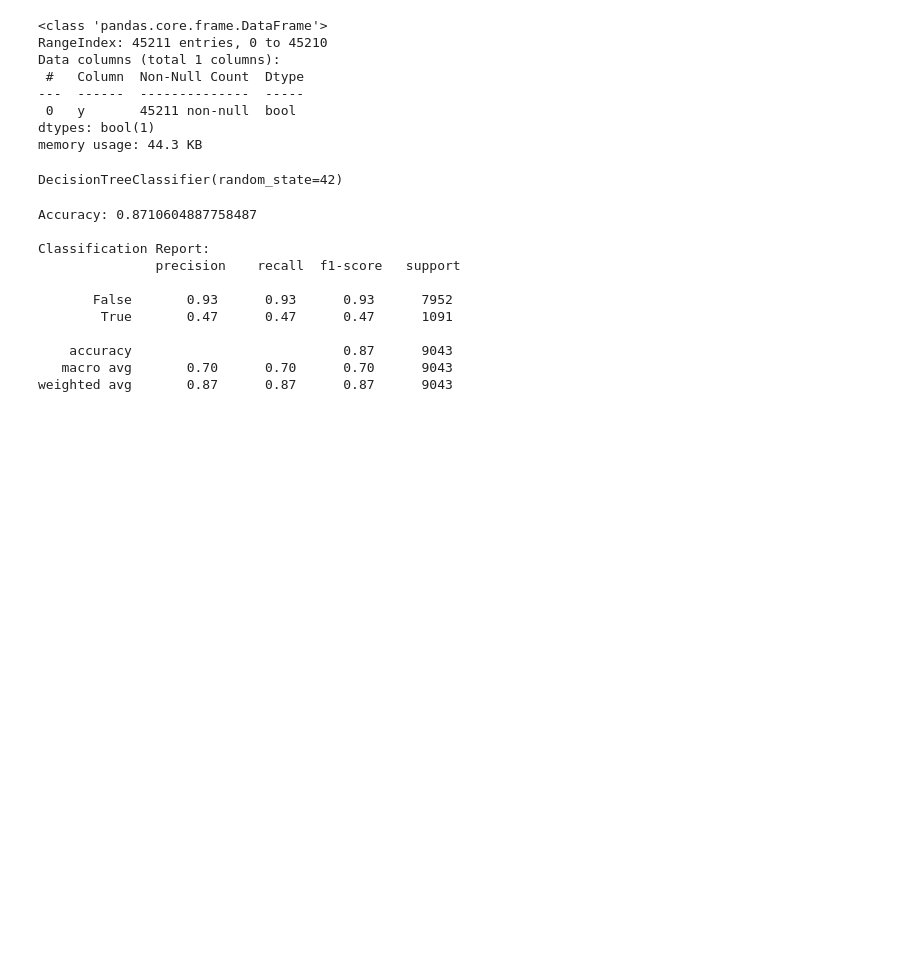
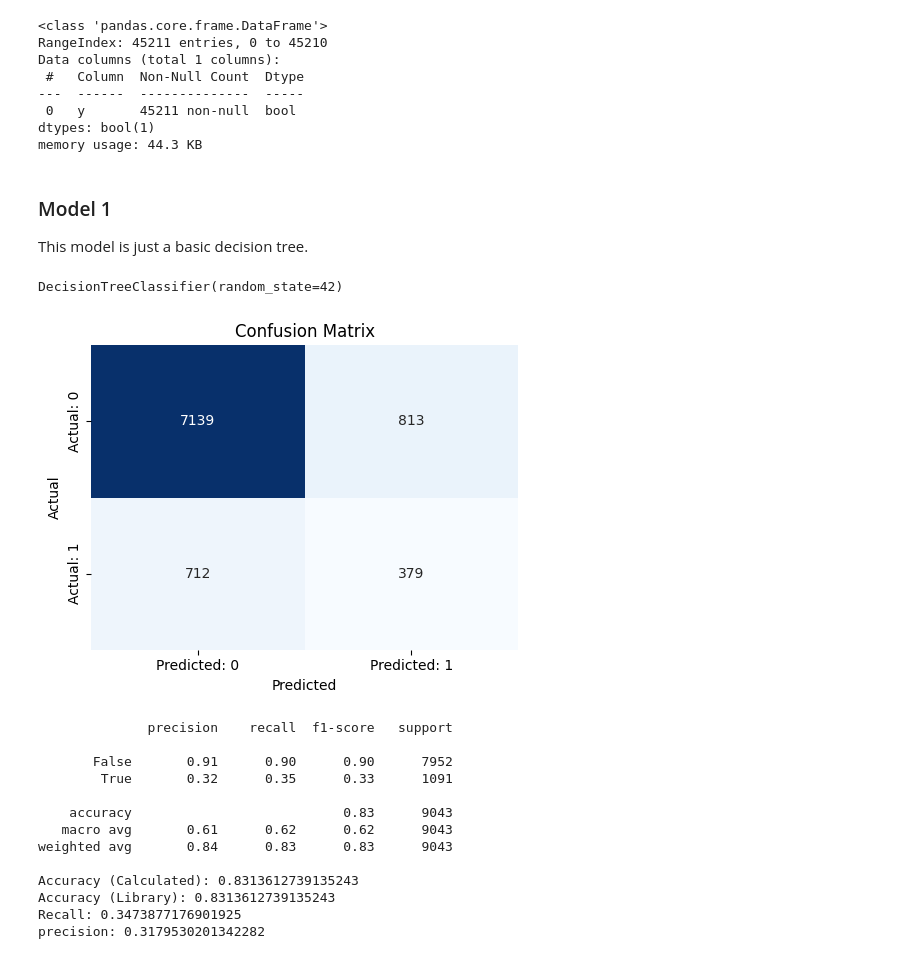
Before and after one commit to jmanwillz/ACML-Project, a Jupyter notebook: decision-trees/decision-trees.ipynb, the cells around one changed output. Drawn from its saved outputs; the diff is of its cells as text; code cells hidden in the pictures; blank space fills up the shorter version.

```diff
--- a/decision-trees/decision-trees.ipynb
+++ b/decision-trees/decision-trees.ipynb
@@ -792,3 +797,9 @@ Data columns (total 1 columns):
  0   y       45211 non-null  bool
 dtypes: bool(1)
 memory usage: 44.3 KB
+# %% [markdown]
+### Model 1
+
+This model is just a basic decision tree.
+# %%
+random_sate = 42
@@ -801,20 +863,23 @@ model.fit(X_train, y_train)
 # %% [output]
 DecisionTreeClassifier(random_state=42)
 # %%
-y_pred = model.predict(X_test)
-
-print("Accuracy:", accuracy_score(y_test, y_pred))
-print("\nClassification Report:\n", classification_report(y_test, y_pred))
+y_pred = model.predict(x_test)
+y_prob = model.predict_proba(x_test)[:, 1]
-# %% [output]
-Accuracy: 0.8710604887758487
-
-Classification Report:
-               precision    recall  f1-score   support
-
-       False       0.93      0.93      0.93      7952
-        True       0.47      0.47      0.47      1091
-
-    accuracy                           0.87      9043
-   macro avg       0.70      0.70      0.70      9043
-weighted avg       0.87      0.87      0.87      9043
+# %%
+plot_confusion_matrix(y_pred, y_test)
+# %% [output]
+[figure, added]
+              precision    recall  f1-score   support
+
+       False       0.91      0.90      0.90      7952
+        True       0.32      0.35      0.33      1091
+
+    accuracy                           0.83      9043
+   macro avg       0.61      0.62      0.62      9043
+weighted avg       0.84      0.83      0.83      9043
+
+Accuracy (Calculated): 0.8313612739135243
+Accuracy (Library): 0.8313612739135243
+Recall: 0.3473877176901925
+precision: 0.3179530201342282
 # %%
```
Also changed, not shown: parts of 26 cells of this notebook.
